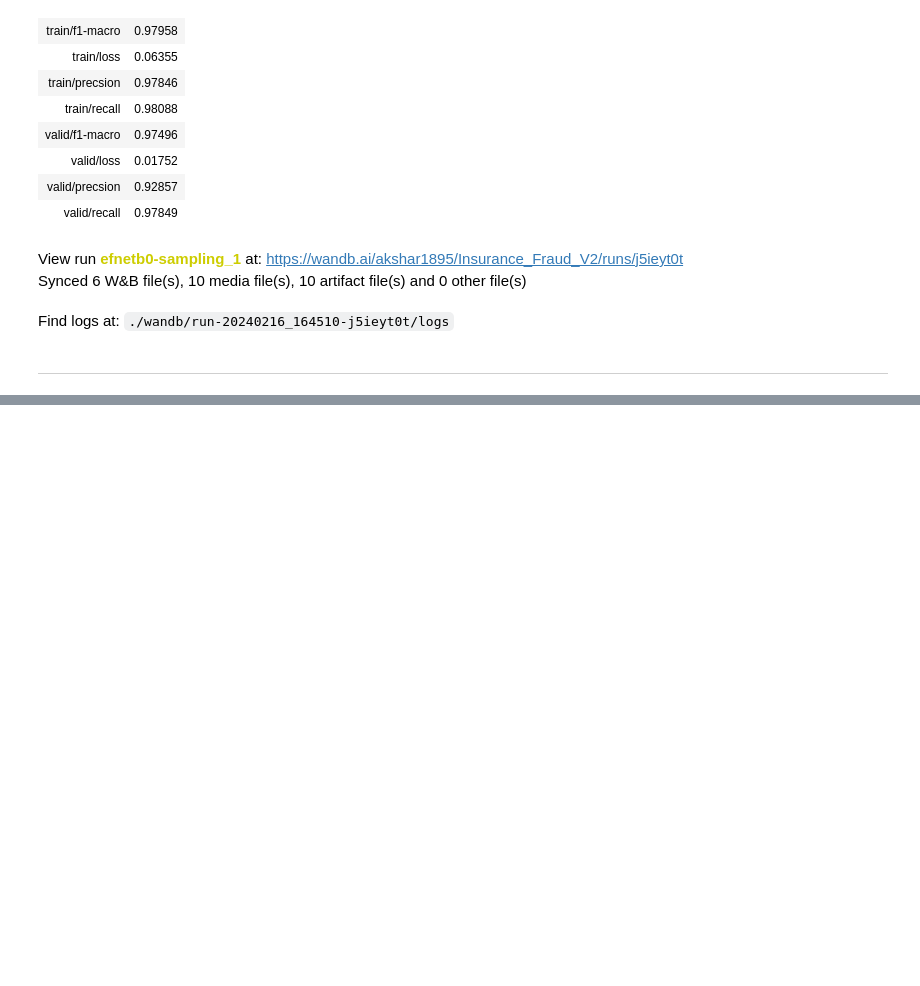
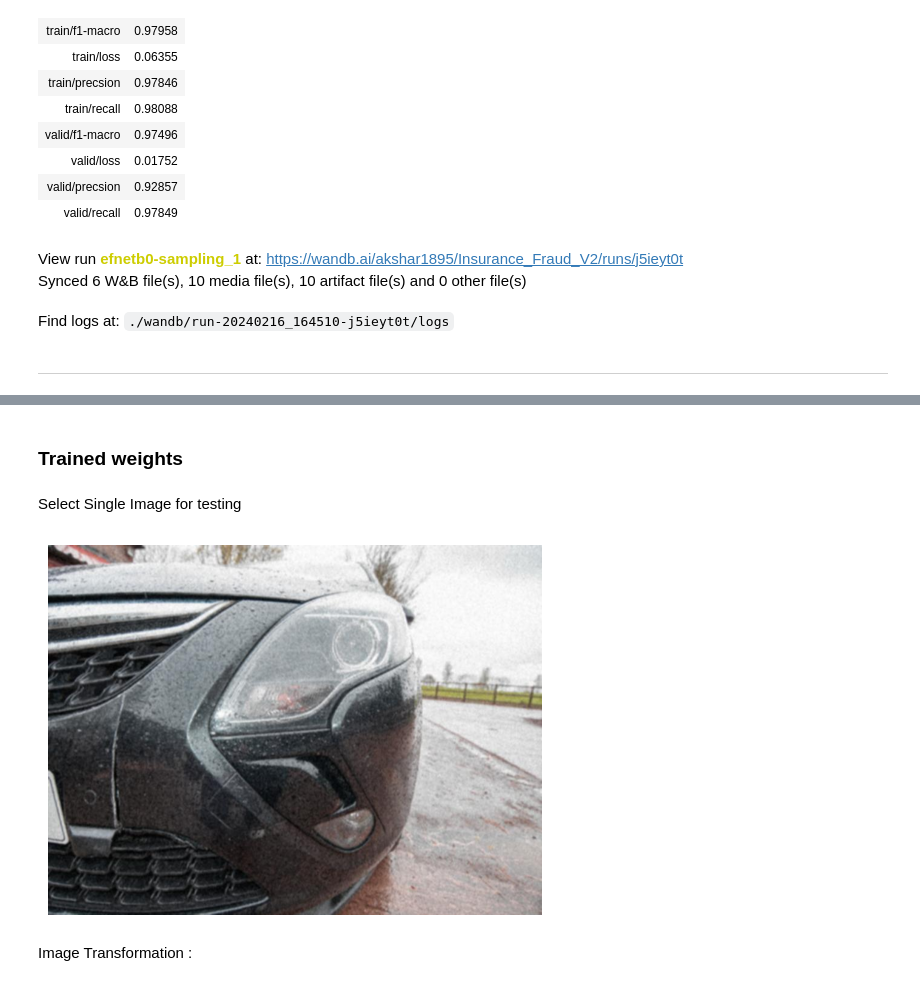
Before and after one commit to aksharjoshii/Car-Insurance-Fraud-Detection-App, a Jupyter notebook: research/clf_model1.ipynb, the cells around one changed output, grey strips where cells are left out. Drawn from its saved outputs; the diff is of its cells as text; code cells hidden in the pictures; blank space fills up the shorter version.

```diff
--- a/research/clf_model1.ipynb
+++ b/research/clf_model1.ipynb
@@ -448,0 +537,2 @@ ________________________________
+# %% [markdown]
+### **Trained weights**
@@ -448,0 +542,18 @@ ________________________________
+# %% [markdown]
+Select Single Image for testing
+# %%
+random.seed(42)
+test_path = '../data_dir/test/images'
+image_files = glob.glob(os.path.join(test_path,'*.jpg'))
+# Select a random image file
+random_image_file = random.choice(image_files)
+
+# Load and display the random image using matplotlib
+image = imread(random_image_file)
+plt.imshow(image)
+plt.axis('off')  # Turn off axis labels and ticks
+plt.show()
+# %% [output]
+[figure, added]
+# %% [markdown]
+Image Transformation :
```
Also changed, not shown: parts of 29 cells of this notebook.
